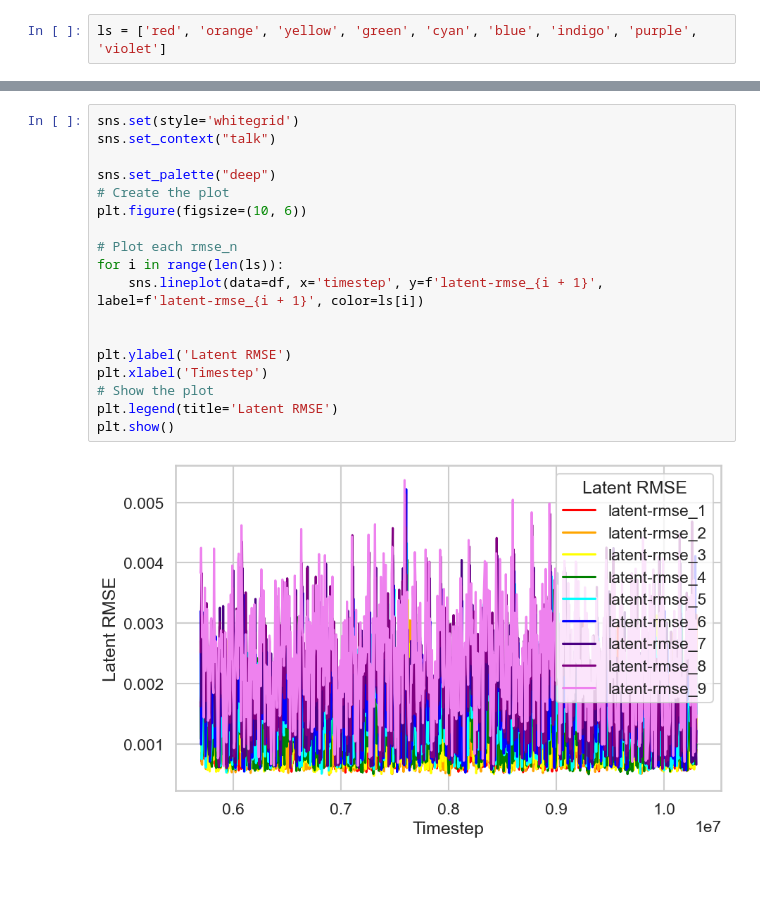
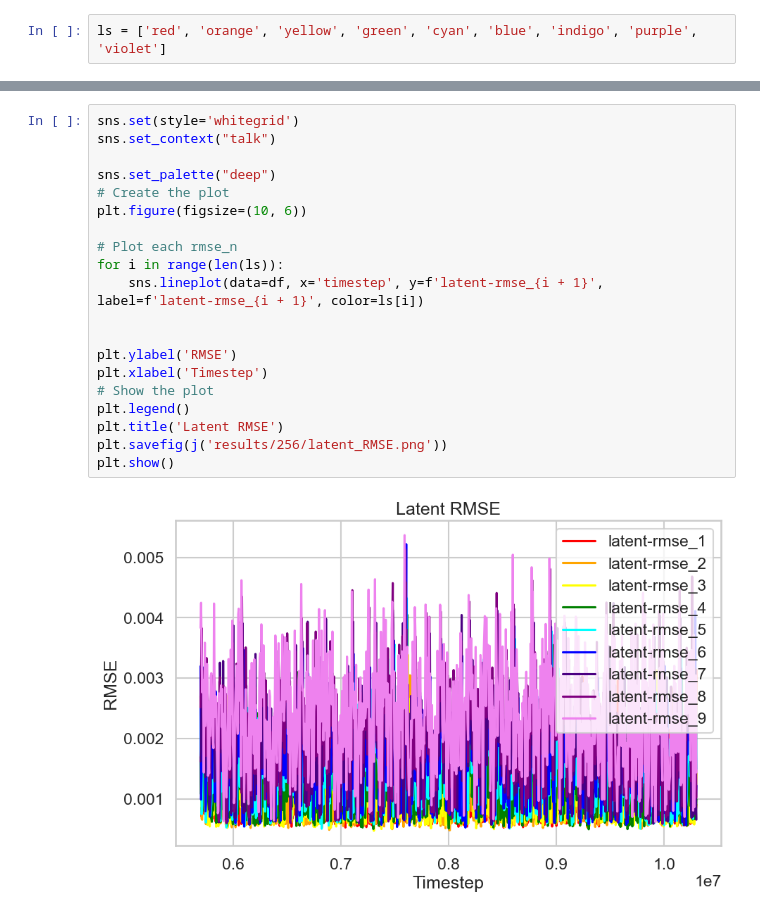
Before and after one commit to AkhilSamavedam/ML-DPD, a Jupyter notebook: analysis.ipynb, the cells around one changed output, grey strips where cells are left out. Saved outputs shown, nothing was run; the diff lists cells and outputs as text; blank space fills up the shorter version.

```diff
--- a/analysis.ipynb
+++ b/analysis.ipynb
@@ -66,23 +71,25 @@ Text(0, 0.5, 'Average RMSE')
 # %%
 sns.set(style='whitegrid')
 sns.set_context("talk")
 
 sns.set_palette("deep")
 # Create the plot
 plt.figure(figsize=(10, 6))
 
 # Plot each rmse_n
 for i in range(len(ls)):
     sns.lineplot(data=df, x='timestep', y=f'latent-rmse_{i + 1}', label=f'latent-rmse_{i + 1}', color=ls[i])
 
 
-plt.ylabel('Latent RMSE')
+plt.ylabel('RMSE')
 plt.xlabel('Timestep')
 # Show the plot
-plt.legend(title='Latent RMSE')
+plt.legend()
+plt.title('Latent RMSE')
+plt.savefig(j('results/256/latent_RMSE.png'))
 plt.show()
 # %% [output]
-[figure, old version]
+[figure, new version]
 # %%
 sns.set(style='whitegrid')
 sns.set_context("talk")
```
Also changed, not shown: parts of 11 cells of this notebook, 1 other file.
